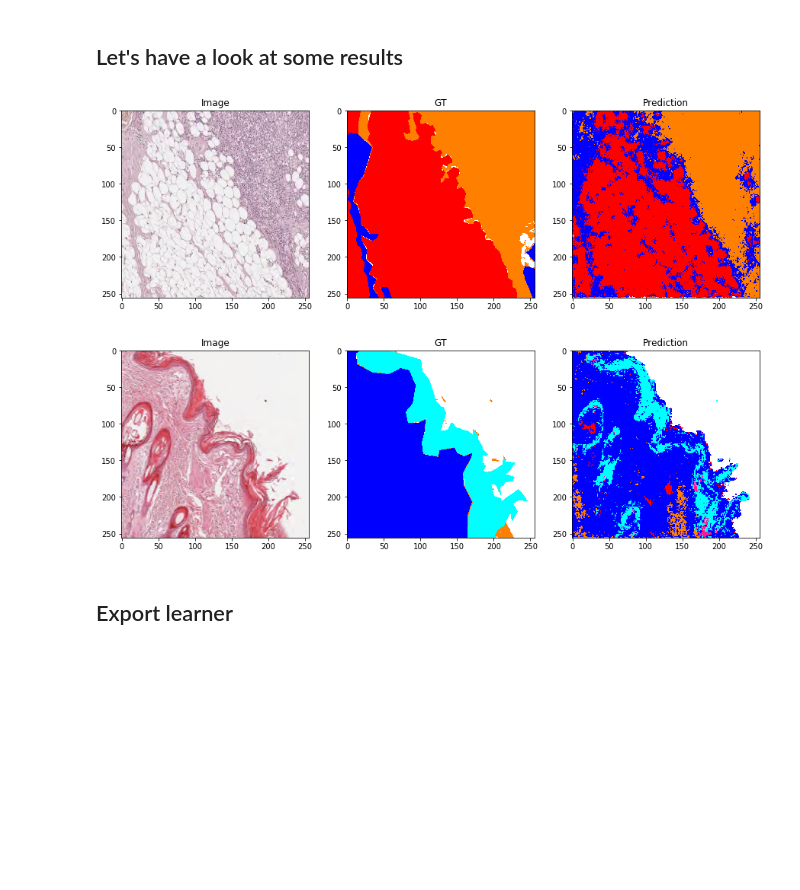
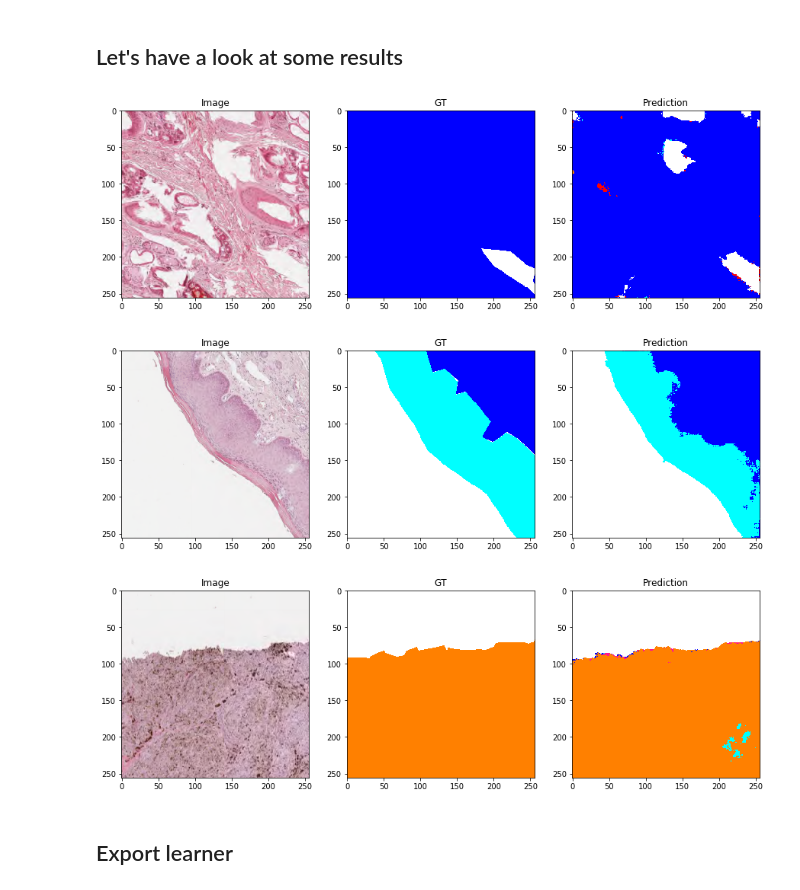
Before and after one commit to DeepMicroscopy/CanineCutaneousTumors, a Jupyter notebook: segmentation/segmentation_training.ipynb, the cells around one changed output. Drawn from its saved outputs; the diff is of its cells as text; code cells hidden in the pictures; blank space fills up the shorter version.

```diff
--- a/segmentation/segmentation_training.ipynb
+++ b/segmentation/segmentation_training.ipynb
@@ -87,3 +87,5 @@ data = item_list.transform(tfms, size=patch_size, tfm_y=True).databunch(bs=batch
+# %%
+data = item_list.transform(tfms, size=patch_size, tfm_y=True).databunch(bs=batch_size, no_check=True, num_workers=0).normalize(([0.7582, 0.5705, 0.6558],[0.0868, 0.1121, 0.0994])) # For Windows num_workers has to be set to 0
 # %% [markdown]
 ## Let's have a look at the data
 # %%
@@ -95,9 +97,10 @@ data.show_batch(ds_type=DatasetType.Valid)
 # %%
 learn = unet_learner(data, encoder, metrics=[iou, background_iou, dermis_iou, epidermis_iou, subcutis_iou, infl_nec_iou, tumor_iou],callback_fns=[ShowGraph])
 learn.loss_func = ComboLoss()
+up_cb = UpdateProbabilitiesCallback(learn, train_files)
 # %% [markdown]
 ## Start training
 # %%
-learn.fit_one_cycle(5, lr,  callbacks=[SaveModelCallback(learn, every='improvement', monitor='iou',name='segmentation_learner')])
+learn.fit_one_cycle(5, lr,  callbacks=[SaveModelCallback(learn, every='improvement', monitor='iou',name='segmentation_learner'),up_cb])
 # %% [output]
 | epoch | train_loss | valid_loss | iou | background_iou | dermis_iou | epidermis_iou | subcutis_iou | ... |
@@ -116,12 +120,13 @@ Better model found at epoch 4 with iou value: 0.314025572900325.
 # %%
 def show_patch_results (learn, device, image_container, x_min, y_min, level, patch_size):
     lut = []
-    lut.append([255, 255, 255])
-    lut.append([0, 0, 255])
-    lut.append([0, 255, 255])
-    lut.append([255, 0, 0])
-    lut.append([255, 20, 147])
-    lut.append([255, 128, 0])
+    lut.append([255, 255, 255]) # Background
+    lut.append([0, 0, 255]) # Dermis
+    lut.append([0, 255, 255]) # Epidermis
+    lut.append([255, 0, 0]) # Subcutis
+    lut.append([255, 20, 147]) # Inflamm/Necrosis
+    lut.append([255, 128, 0]) # Tumor
+    lut.append([255, 255, 255]) # Excluded
     lut = np.array(lut).astype(int)
 
     image = np.array(image_container.slide.read_region(location=(x_min, y_min), level=level, size=(patch_size, patch_size)))[:, :, :3]
@@ -144,11 +149,13 @@ def show_patch_results (learn, device, image_container, x_min, y_min, level, pat
         ax[1].imshow(lut[gt])
         ax[2].imshow(np.squeeze(lut[prediction], 0))
 # %%
-show_patch_results(learn, device, valid_files[0], 20000, 30000, level, patch_size)
-show_patch_results(learn, device, valid_files[1], 50000, 10000, level, patch_size)
+show_patch_results(learn, device, valid_files[0], 30500, 70000, level, patch_size)
+show_patch_results(learn, device, valid_files[1], 10000, 61000, level, patch_size)
+show_patch_results(learn, device, valid_files[2], 40000, 61000, level, patch_size)
 # %% [output]
-[figure, old version]
+[figure, new version]
-[figure, old version]
+[figure, new version]
+[figure, added]
 # %% [markdown]
 ## Export learner
 # %%
```
Also changed, not shown: parts of 10 cells of this notebook.
